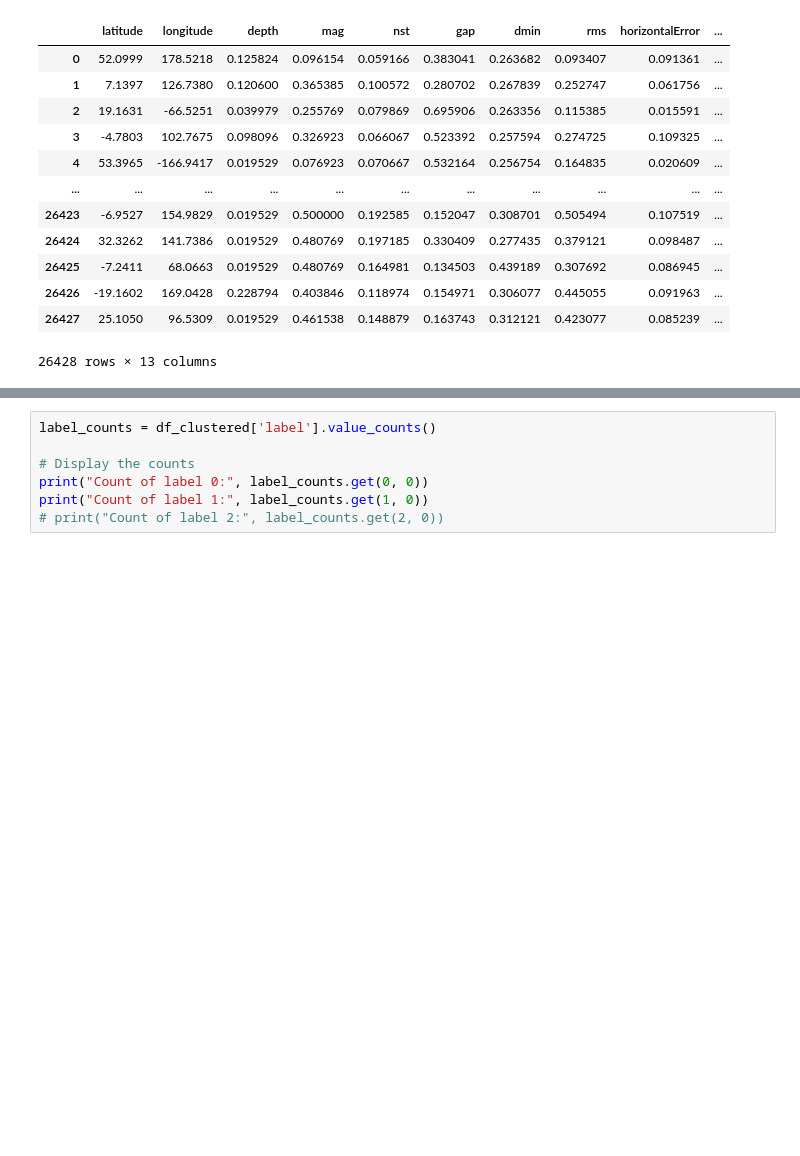
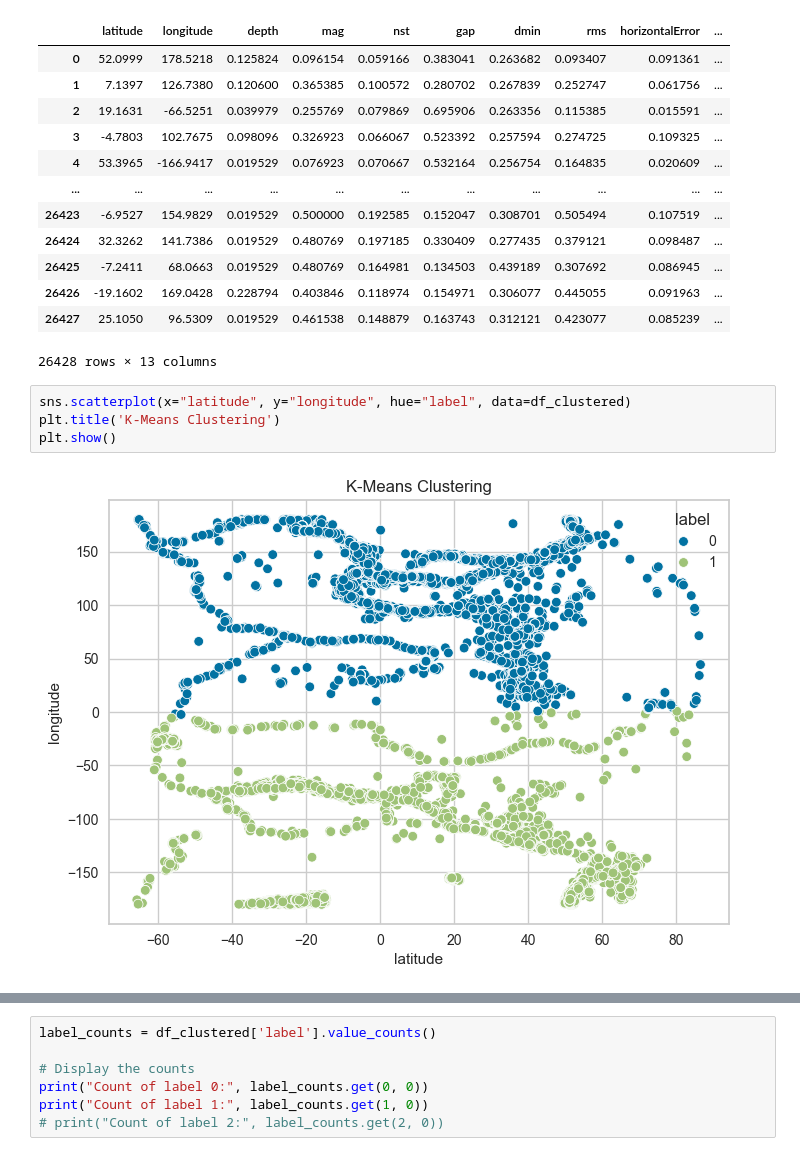
Before and after one commit to waiee/Earthquake_Prediction, a Jupyter notebook: preprocess.ipynb, the cells around one changed output, grey strips where cells are left out. Drawn from its saved outputs; the diff is of its cells as text; blank space fills up the shorter version.

```diff
--- a/preprocess.ipynb
+++ b/preprocess.ipynb
@@ -183,3 +203,9 @@ df_clustered
 | 26426 | -19.1602 | 169.0428 | 0.228794 | 0.403846 | 0.118974 | 0.154971 | 0.306077 | 0.445055 | 0.091963 | ... |
 | 26427 | 25.1050 | 96.5309 | 0.019529 | 0.461538 | 0.148879 | 0.163743 | 0.312121 | 0.423077 | 0.085239 | ... |
 26428 rows × 13 columns
+# %%
+sns.scatterplot(x="latitude", y="longitude", hue="label", data=df_clustered)
+plt.title('K-Means Clustering')
+plt.show()
+# %% [output]
+[figure, added]
```
Also changed, not shown: parts of 5 cells of this notebook.
